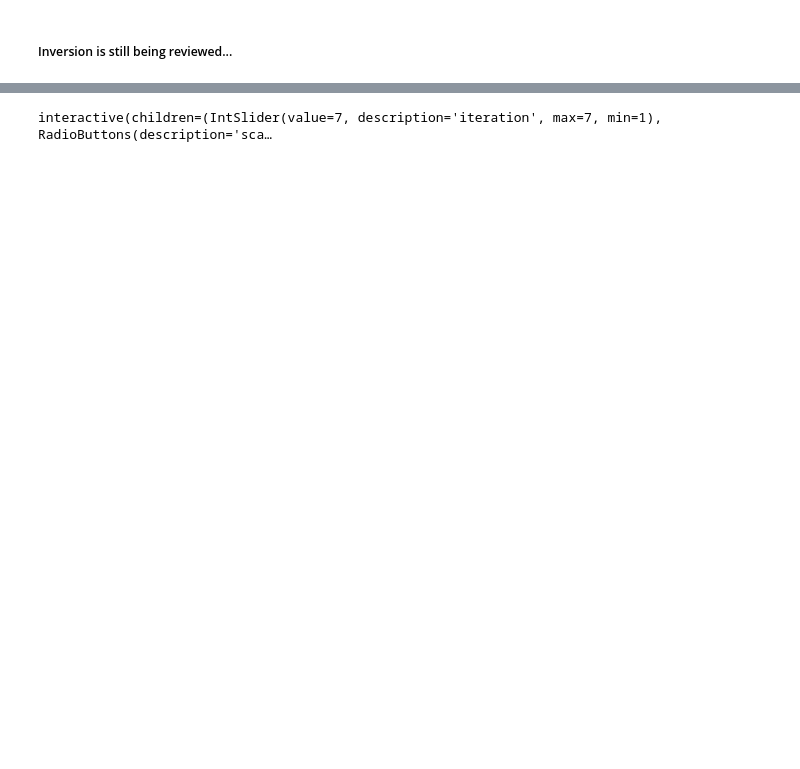
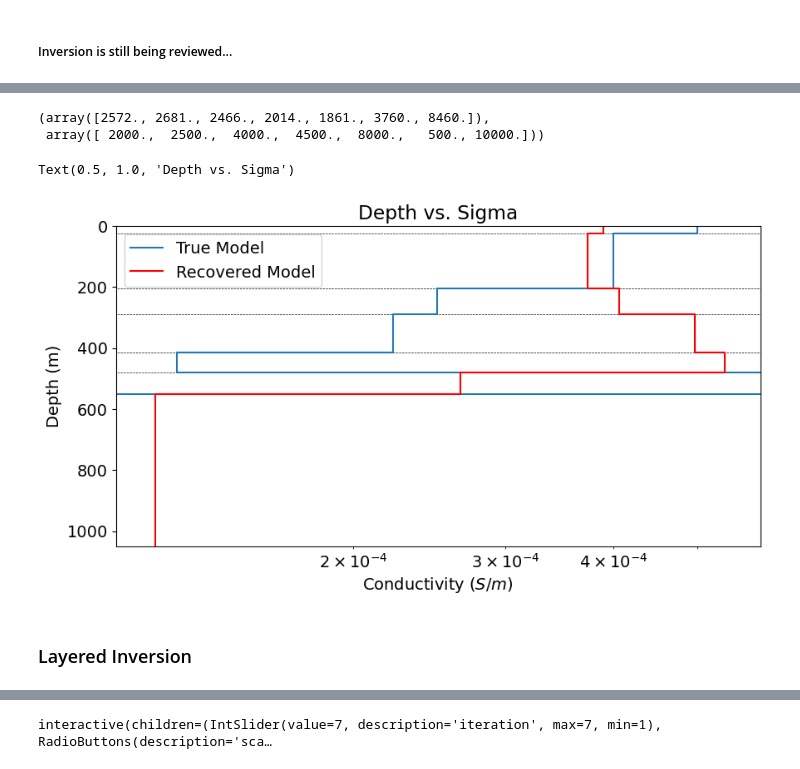
Before and after one commit to e-hdz130504/EOSC454-Inversion-Project-2026, a Jupyter notebook: Forward_and_TestInversion.ipynb, the cells around one changed output, grey strips where cells are left out. Drawn from its saved outputs; the diff is of its cells as text; code cells hidden in the pictures; blank space fills up the shorter version.

```diff
--- a/Forward_and_TestInversion.ipynb
+++ b/Forward_and_TestInversion.ipynb
@@ -387,0 +393,4 @@ Running inversion with SimPEG v0.25.0
+# %%
+opt_L2 = optimization.InexactGaussNewton(
+    maxIter=50, maxIterLS=20, maxIterCG=20, tolCG=1e-3
+)
@@ -387,0 +399,17 @@ Running inversion with SimPEG v0.25.0
+# %%
+inv_prob_L2 = inverse_problem.BaseInvProblem(dmis_hsp_L2, reg_L2, opt_L2)
+
+#Set inversion directives:
+update_jacobi = directives.UpdatePreconditioner(update_every_iteration=True)
+starting_beta = directives.BetaEstimate_ByEig(beta0_ratio=5)
+beta_schedule = directives.BetaSchedule(coolingFactor=2.5, coolingRate=3)
+target_misfit = directives.TargetMisfit(chifact=1.0)
+save_L2_hp = directives.SaveOutputDictEveryIteration()
+
+directives_list_L2 = [
+    update_jacobi,
+    starting_beta,
+    beta_schedule,
+    target_misfit,
+    save_L2_hp
+]
@@ -387,0 +418,9 @@ Running inversion with SimPEG v0.25.0
+# %%
+# Combine the inverse problem and the set of directives
+inv_L2 = inversion.BaseInversion(inv_prob_L2, directives_list_L2)
+
+# Run the inversion
+recovered_halfspace_model_L2 = inv_L2.run(m0)
+
+## Get the recovered halfspace resistivity from model estimated
+conductivities_hsp = conductivity_halfspace_map * recovered_halfspace_model_L2
@@ -387,0 +448,4 @@ Running inversion with SimPEG v0.25.0
+# %%
+print("Conductivity halfspace: ", conductivities_hsp)
+print("Resistivity halfspace: ", 1/conductivities_hsp)
+rho_hsp_pred = 1/conductivities_hsp
@@ -387,0 +564,19 @@ Running inversion with SimPEG v0.25.0
+# %%
+np.round(1/conductivities_ml[::-1]), 1/sigma
+# %% [output]
+(array([2572., 2681., 2466., 2014., 1861., 3760., 8460.]),
+ array([ 2000.,  2500.,  4000.,  4500.,  8000.,   500., 10000.]))
+# %%
+#Plotting True Vs recovered
+fig , ax= plt.subplots(1,1,figsize=(10, 5))
+plot_1d_layer_model(layer_thicknesses, sigma, label = 'True Model',ax = ax, show_layers=True) # figure has base value at log plot
+plot_1d_layer_model(layer_thicknesses, conductivities_ml[::-1],c = 'r', label = 'Recovered Model', ax = ax)
+#ax.grid(which="both")
+ax.legend()
+ax.set_xlabel(r"Conductivity ($S/m$)")
+ax.set_title('Depth vs. Sigma')
+# %% [output]
+Text(0.5, 1.0, 'Depth vs. Sigma')
+[figure, added]
+# %% [markdown]
+### Layered Inversion
```
Also changed, not shown: parts of 33 cells of this notebook.
